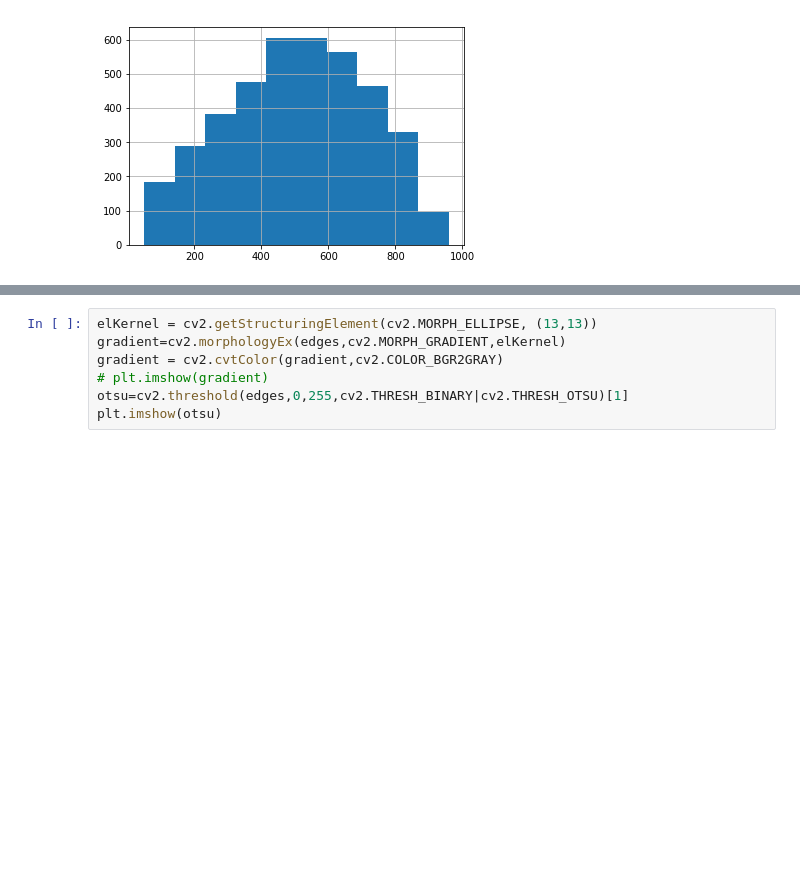
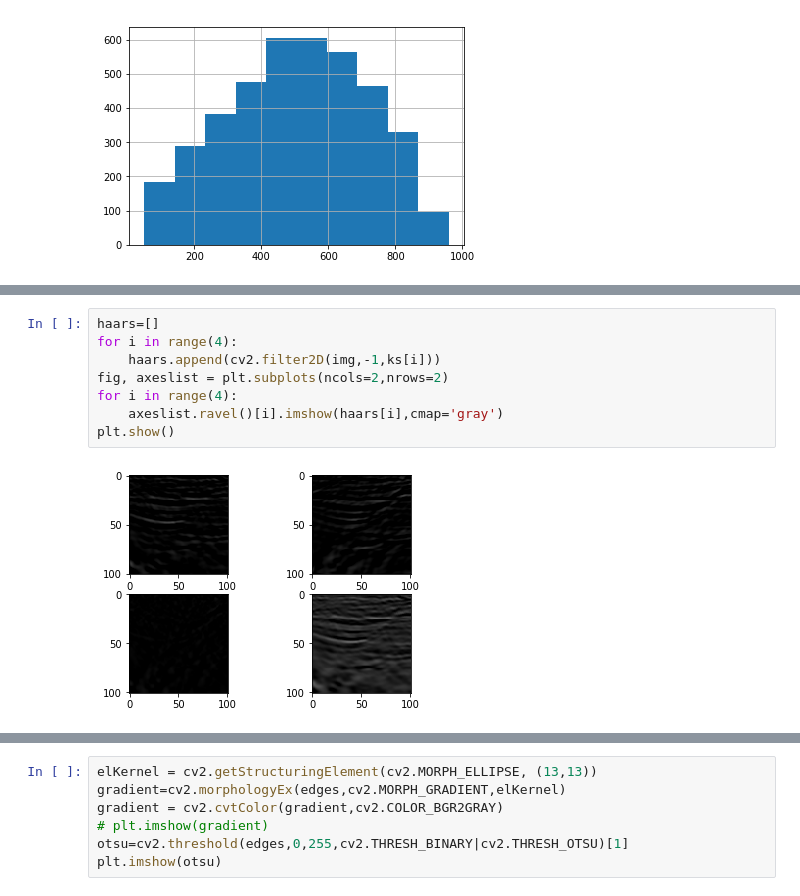
Before and after one commit to abskj/tgs_salt_detection, a Jupyter notebook: notebooks/exploratory/ImageProcessingExperiments.ipynb, the cells around one changed output, grey strips where cells are left out. Drawn from its saved outputs; the diff is of its cells as text; blank space fills up the shorter version.

```diff
--- a/notebooks/exploratory/ImageProcessingExperiments.ipynb
+++ b/notebooks/exploratory/ImageProcessingExperiments.ipynb
@@ -46,0 +46,10 @@ plt.imshow(dst)
+# %%
+haars=[]
+for i in range(4):
+    haars.append(cv2.filter2D(img,-1,ks[i]))
+fig, axeslist = plt.subplots(ncols=2,nrows=2)
+for i in range(4):
+    axeslist.ravel()[i].imshow(haars[i],cmap='gray')
+plt.show()
+# %% [output]
+[figure, added]
```
Also changed, not shown: parts of 10 cells of this notebook, 4 other files.
